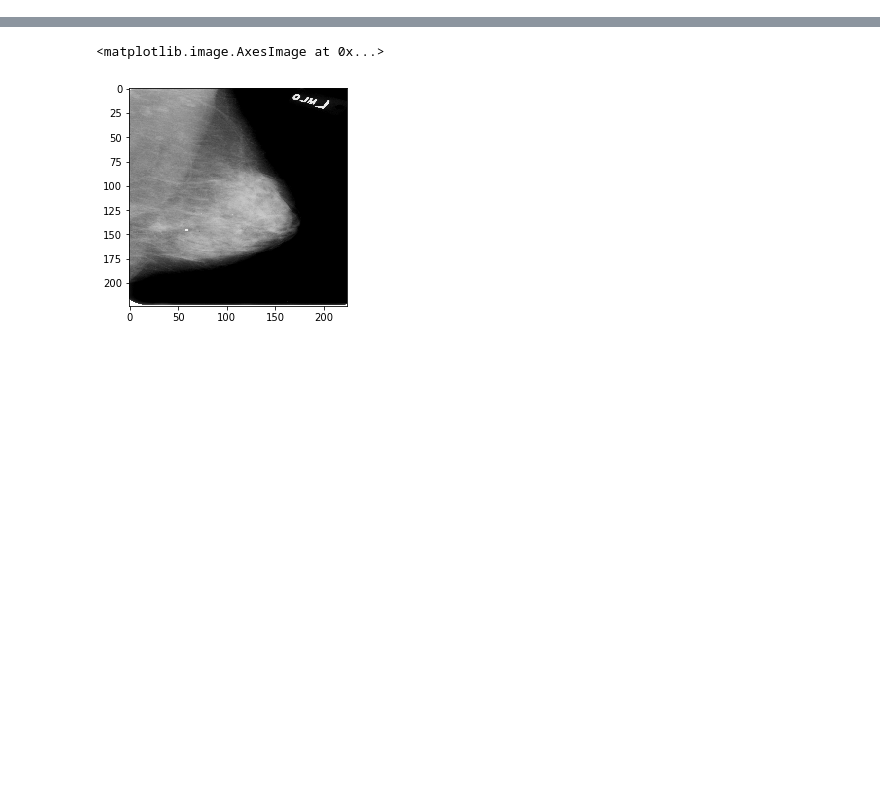
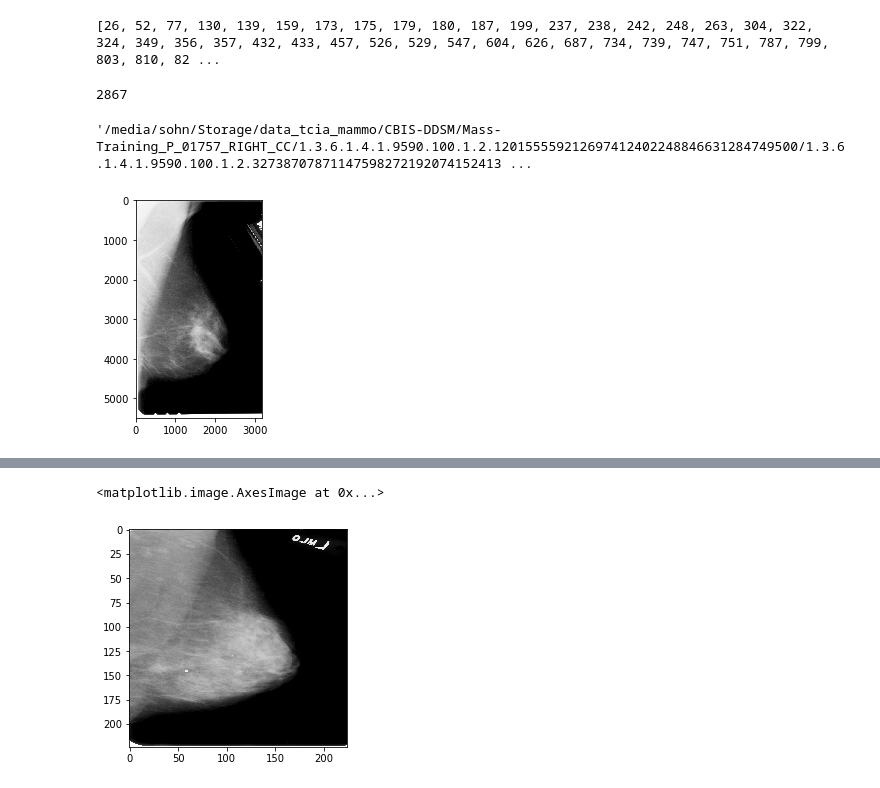
Before and after one commit to chingu163/rsna17, a Jupyter notebook: ex_data.ipynb, the cells around one changed output, grey strips where cells are left out. Cells and saved outputs as stored; diff of their text form; code cells hidden in the pictures; blank space fills up the shorter version.

```diff
--- a/ex_data.ipynb
+++ b/ex_data.ipynb
@@ -270,0 +61,37 @@ array([[19, 13,  0,  0],
+# %%
+#Drop labels/files that are not found in both label & folder name: several in Calc-Training
+k=[]
+for n in range(len(df2)):
+    if  df2.loc[n, "file_name"] is None:
+        k.append(n)
+df2=df2.drop(k)
+print(k)
+# %% [output]
+[26, 52, 77, 130, 139, 159, 173, 175, 179, 180, 187, 199, 237, 238, 242, 248, 263, 304, 322, 324, 349, 356, 357, 432, 433, 457, 526, 529, 547, 604, 626, 687, 734, 739, 747, 751, 787, 799, 803, 810, 82 ...
+# %%
+#Create full file names list
+file_names = list(df["file_name"]) + list(df2["file_name"])
+breast_density = list(df["breast_density"]) + list(df2["breast_density"])
+len(file_names)
+len(breast_density)
+# %% [output]
+2867
+# %%
+#Experiment
+file_names[1227]
+# %% [output]
+'/media/sohn/Storage/data_tcia_mammo/CBIS-DDSM/Mass-Training_P_01757_RIGHT_CC/1.3.6.1.4.1.9590.100.1.2.120155559212697412402248846631284749500/1.3.6.1.4.1.9590.100.1.2.32738707871147598272192074152413 ...
+# %%
+#Exclude mass 732, 956, 1227 (ID 1057 R MLO, ID 1371 R CC, ID 1757 R CC) due to corrupt dicom
+file_names = file_names[:732] + file_names[733:956] + file_names[957:1227] + file_names[1228:]
+breast_density = breast_density[:732] + breast_density[733:956] + breast_density[957:1227] + breast_density[1228:]
+# TODO same for density
+# %%
+#Experiment
+d = dicom.read_file(file_names[955]) #732 gives error
+image = d.pixel_array
+image_small = skimage.transform.resize(image, (224,224), preserve_range=True)
+imshow(image, cmap='gray')
+plt.show()
+# %% [output]
+[figure, added]
```
Also changed, not shown: parts of 84 cells of this notebook.
